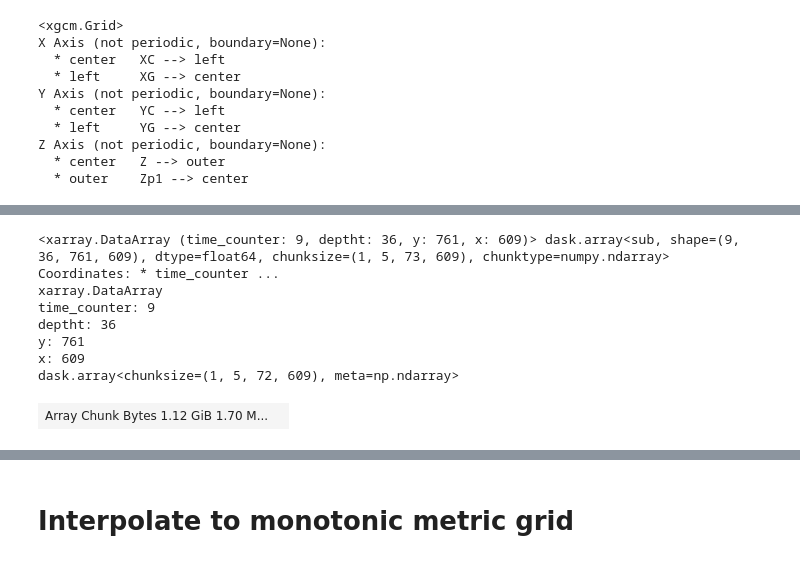
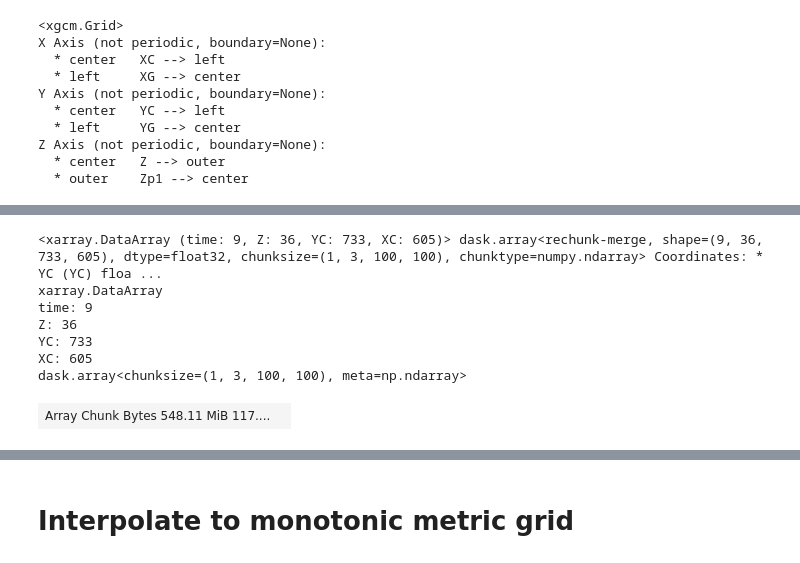
Before and after one commit to roxyboy/MLI_Lf, a Jupyter notebook: eNATL60/Cross-spectra.ipynb, the cells around one changed output, grey strips where cells are left out. Saved outputs shown, nothing was run; the diff lists cells and outputs as text; code cells hidden in the pictures.

```diff
--- a/eNATL60/Cross-spectra.ipynb
+++ b/eNATL60/Cross-spectra.ipynb
@@ -22,3 +12,5 @@ client.restart()
+# %%
+sdir = '/tank/spectre/tuchida/MLI/'
 # %%
 import numpy as np
 import xarray as xr
@@ -54,7 +34,8 @@ params_dict.keys()
 # %% [output]
 dict_keys(['GIGATL', 'HYCOM25', 'HYCOM50', 'eNATL60', 'FESOM', 'ORCA36', 'FIO-COM32'])
 # %%
-dss = cat.eNATL60(region='1',datatype='surface_hourly', season='fma'
+reg = 2
+dss = cat.eNATL60(region=str(reg),datatype='surface_hourly', season='fma'
                  ).to_dask()
 dss.coords['day'] = ('time_counter',np.repeat(np.arange(len(dss.time_counter)//24),
                                               24))
@@ -82,5 +63,5 @@ Coordinates: (12/14)
 # %%
-dsi = cat.eNATL60(region='1',datatype='interior_daily', season='fma'
+dsi = cat.eNATL60(region=str(reg),datatype='interior_daily', season='fma'
                  ).to_dask().isel(deptht=slice(None,-1),depthv=slice(None,-1),
                                   depthu=slice(None,-1)
                                  ).chunk({'deptht':5,'depthw':5,
@@ -284 +206,13 @@ filter_30km = gcm_filters.Filter(
+# %%
+sig0 = xr.apply_ufunc(gsw.sigma0, ds.SA, ds.CT,
+                      dask='parallelized', output_dtypes=[float,]
+                     )
+grav = 9.81
+rho0 = 1e3
+b = -(sig0.where(ds.maskC!=0.).chunk({'time':1,'Z':3,
+                                      'YC':100,'XC':100})
+      * grav / rho0
+     )
+b.to_dataset(name='BUOY').to_zarr(op.join(sdir,'eNATL60/region%02d/Buoy_fma.zarr'
+                                          % reg), mode='w')
 # %%
@@ -333,25 +288,19 @@ plt.colorbar()
 # %%
-wm = filter_30km.apply(w.chunk({'y':-1,'x':-1}),
-                       dims=['y', 'x']
-                      ).isel(y=slice(1,-1),x=slice(1,-1)
-                            ).reset_coords(drop=True).compute().chunk({'time_counter':1,
-                                                                       'deptht':5})
-bm = filter_30km.apply(b.chunk({'y':-1,'x':-1}),
-                       dims=['y', 'x']
-                      ).isel(y=slice(1,-1),x=slice(1,-1)
-                            ).reset_coords(drop=True).compute().chunk({'time_counter':1,
-                                                                       'deptht':5})
-ws = (w.isel(y=slice(1,-1),x=slice(1,-1))
-      - wm).reset_coords(drop=True)
-bs = (b.isel(y=slice(1,-1),x=slice(1,-1))
-      - bm).reset_coords(drop=True)
+dsm = xr.open_zarr(op.join(sdir,'eNATL60/region%02d/Meso_W-B.zarr'
+                           % reg)
+                  )
+tskp = 10; kskp = 3
+ws = (w.isel(YC=slice(1,-1),XC=slice(1,-1))
+      - dsm.WVEL)[::tskp,::kskp].reset_coords(drop=True).chunk({'Z':3,'YC':100,'XC':100})
+bs = (b.isel(YC=slice(1,-1),XC=slice(1,-1))
+      - dsm.BUOY)[::tskp,::kskp].reset_coords(drop=True).chunk({'Z':3,'YC':100,'XC':100})
 ws
 # %% [output]
-<xarray.DataArray (time_counter: 9, deptht: 36, y: 761, x: 609)> dask.array<sub, shape=(9, 36, 761, 609), dtype=float64, chunksize=(1, 5, 73, 609), chunktype=numpy.ndarray> Coordinates: * time_counter ...
+<xarray.DataArray (time: 9, Z: 36, YC: 733, XC: 605)> dask.array<rechunk-merge, shape=(9, 36, 733, 605), dtype=float32, chunksize=(1, 3, 100, 100), chunktype=numpy.ndarray> Coordinates: * YC (YC) floa ...
 xarray.DataArray
-time_counter: 9
-deptht: 36
-y: 761
-x: 609
-dask.array<chunksize=(1, 5, 72, 609), meta=np.ndarray>
+time: 9
+Z: 36
+YC: 733
+XC: 605
+dask.array<chunksize=(1, 3, 100, 100), meta=np.ndarray>
-| Array Chunk Bytes 1.12 GiB 1.70 M... |  |
+| Array Chunk Bytes 548.11 MiB 117.... |  |
```
Also changed, not shown: parts of 61 cells of this notebook.
